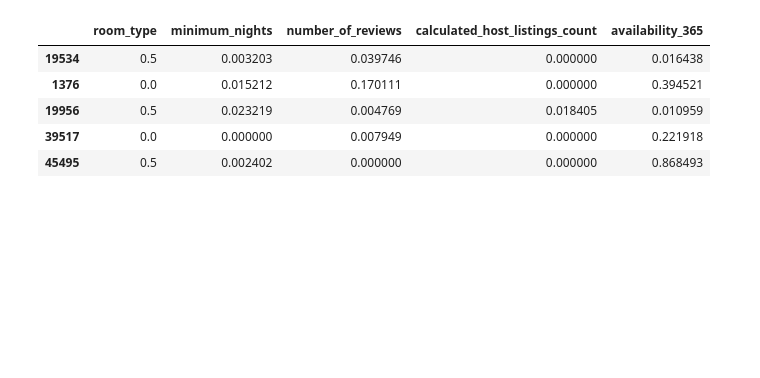
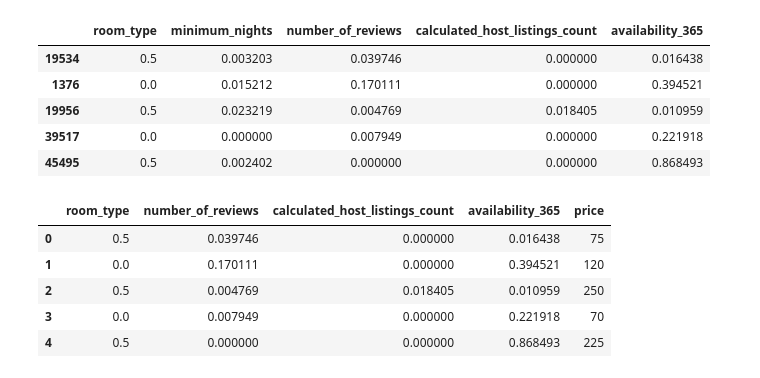
Before and after one commit to Rubeneduardoo/P14-machine-learning-python-template, a Jupyter notebook: src/explore.ipynb, the cells around one changed output. Cells and saved outputs as stored; diff of their text form; code cells hidden in the pictures; blank space fills up the shorter version.

```diff
--- a/src/explore.ipynb
+++ b/src/explore.ipynb
@@ -321,7 +321,7 @@ y = dfscaled['price']
 
 X_train, X_test, y_train, y_test = train_test_split(X, y, test_size= 0.2, random_state= 42)
 
-Kbest = SelectKBest(chi2, k=3)
+Kbest = SelectKBest(chi2, k=4)
 Kbest.fit(X_train, y_train)
 
 selected_features = X_train.columns[Kbest.get_support()]
@@ -357,8 +359,17 @@ X_train.head()
 # %%
 #Concatenamos el Conjunto de Datos nuevamente para guardarlo.
 
 X_train_sel['price'] = list(y_train)
 X_test_sel['price'] = list(y_test)
 
 X_train_sel.to_csv('../data/processed/trained.csv')
 X_test_sel.to_csv('../data/processed/test.csv')
+
+X_train_sel.head()
+# %% [output]
+|  | room_type | number_of_reviews | calculated_host_listings_count | availability_365 | price |
+| 0 | 0.5 | 0.039746 | 0.000000 | 0.016438 | 75 |
+| 1 | 0.0 | 0.170111 | 0.000000 | 0.394521 | 120 |
+| 2 | 0.5 | 0.004769 | 0.018405 | 0.010959 | 250 |
+| 3 | 0.0 | 0.007949 | 0.000000 | 0.221918 | 70 |
+| 4 | 0.5 | 0.000000 | 0.000000 | 0.868493 | 225 |
```
Also changed, not shown: parts of 3 cells of this notebook, 2 other files.
